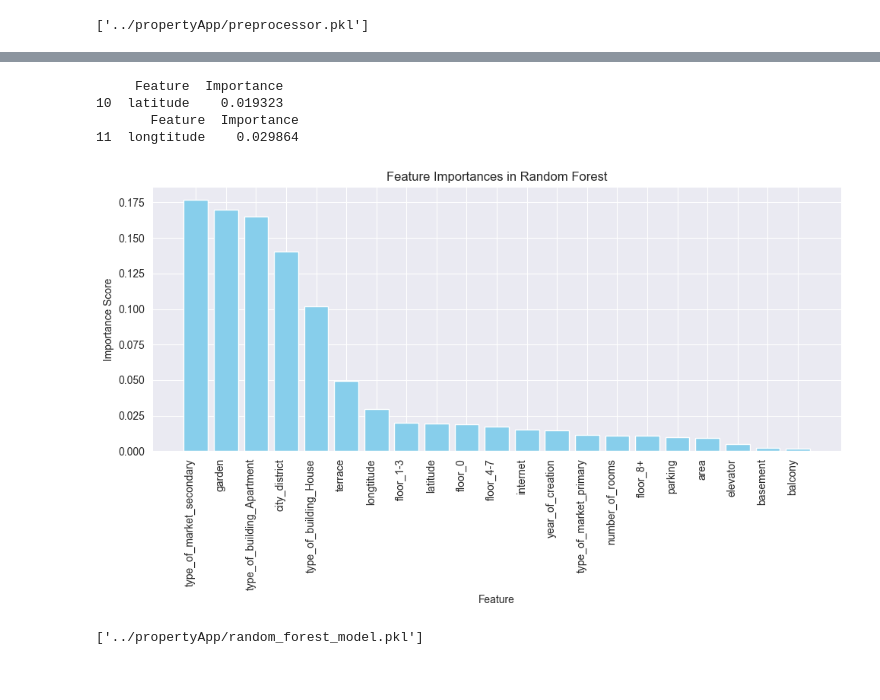
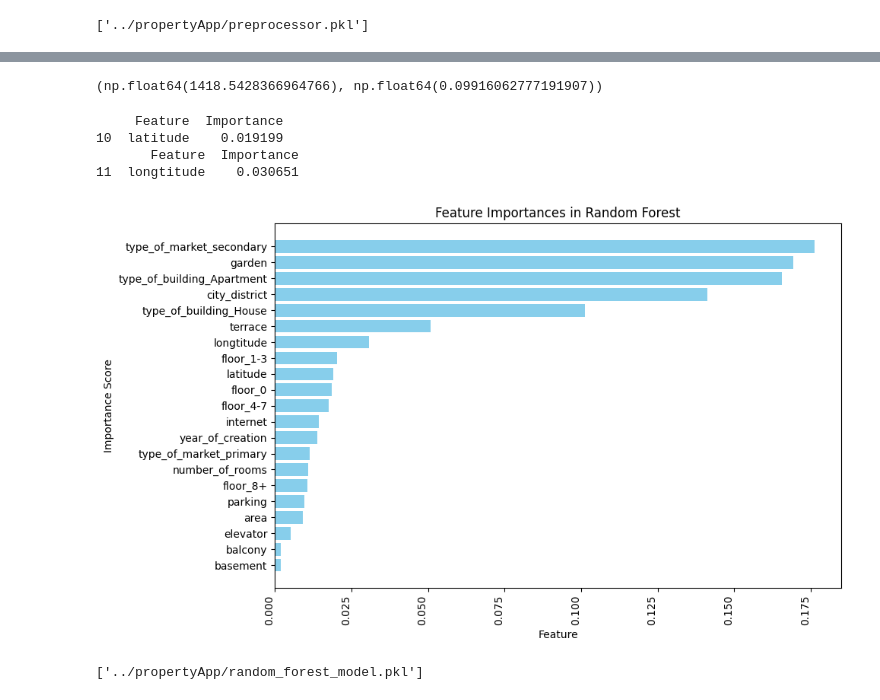
Before and after one commit to Krzy-Doma/Real_estate_price_forecasting, a Jupyter notebook: modeling/random_forest.ipynb, the cells around one changed output, grey strips where cells are left out. Cells and saved outputs as stored; diff of their text form; code cells hidden in the pictures.

```diff
--- a/modeling/random_forest.ipynb
+++ b/modeling/random_forest.ipynb
@@ -105,0 +106,8 @@ r2_rf
+# %%
+from sklearn.metrics import mean_absolute_error
+from sklearn.metrics import mean_absolute_percentage_error
+mae_RF = mean_absolute_error(y_test, y_pred_RF)
+mape_RF = mean_absolute_percentage_error(y_test, y_pred_RF)
+mae_RF, mape_RF
+# %% [output]
+(np.float64(1418.5428366964766), np.float64(0.09916062777191907))
@@ -123,32 +138,34 @@ all_features = np.concatenate([numeric_features, feature_names])
 feature_importance_df = pd.DataFrame({
     'Feature': all_features,
     'Importance': feature_importances
-}).sort_values(by='Importance', ascending=False)
+}).sort_values(by='Importance', ascending=True)
 
 # Display the feature importance
 print(feature_importance_df[feature_importance_df['Feature'] == 'latitude'])
 print(feature_importance_df[feature_importance_df['Feature'] == 'longtitude'])
 # %% [output]
      Feature  Importance
-10  latitude    0.019323
+10  latitude    0.019199
        Feature  Importance
-11  longtitude    0.029864
+11  longtitude    0.030651
 # %%
 import matplotlib.pyplot as plt
 
 
 
 # Plot feature importances
 plt.figure(figsize=(10, 6))
-plt.bar(feature_importance_df['Feature'], feature_importance_df['Importance'], color='skyblue')
+plt.barh(feature_importance_df['Feature'], feature_importance_df['Importance'], color='skyblue')
 plt.xlabel('Feature')
 plt.ylabel('Importance Score')
 plt.title('Feature Importances in Random Forest')
 plt.xticks(rotation=90, ha='right')
 plt.tight_layout()
+# export the plot to a file
+plt.savefig('../propertyApp/random_forest_feature_importance.png')
 plt.show()
 # %% [output]
-[figure, old version]
+[figure, new version]
 # %%
 import joblib
 
```
Also changed, not shown: parts of 5 cells of this notebook, 8 other files.
